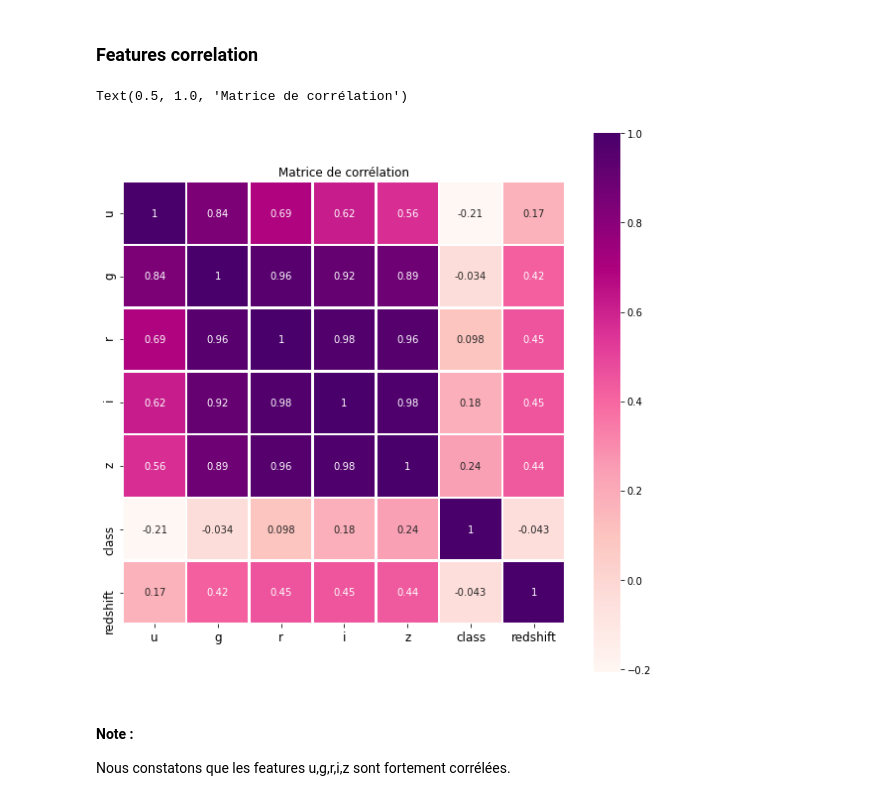
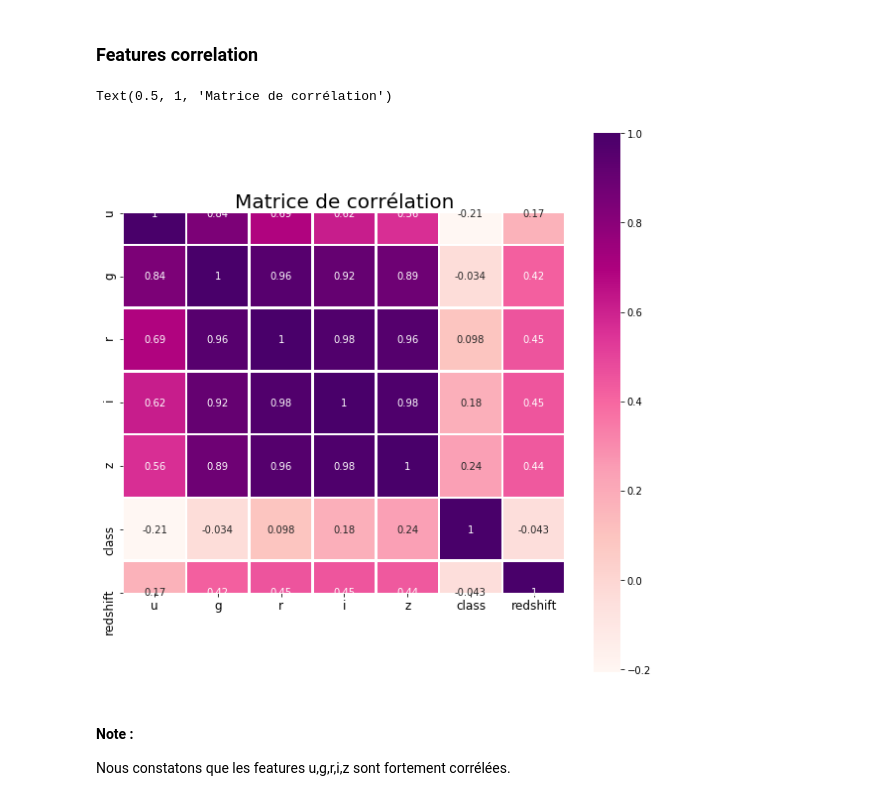
Before and after one commit to LyndaATT/Spatial-Classification, a Jupyter notebook: all.ipynb, the cells around one changed output. Cells and saved outputs as stored; diff of their text form; code cells hidden in the pictures.

```diff
--- a/all.ipynb
+++ b/all.ipynb
@@ -189,13 +194,13 @@ df_features["class"] = labels
 # %%
 fig=plt.figure(figsize = (10,10))
 g=sns.heatmap(df_features.corr(),annot=True, cmap="RdPu",square=True,linewidth=1.5)
 g.set_xticklabels(g.get_xmajorticklabels(), fontsize = 12)
 g.set_yticklabels(g.get_ymajorticklabels(), fontsize = 12)
-g.set_title('Matrice de corrélation')
+g.set_title('Matrice de corrélation',fontsize=20)
 #plt.savefig('Matrice de corrélation.png')
 # %% [output]
-Text(0.5, 1.0, 'Matrice de corrélation')
+Text(0.5, 1, 'Matrice de corrélation')
-[figure, old version]
+[figure, new version]
 # %%
 #relation entre les données
 # prend du temps
```
Also changed, not shown: parts of 13 cells of this notebook.
